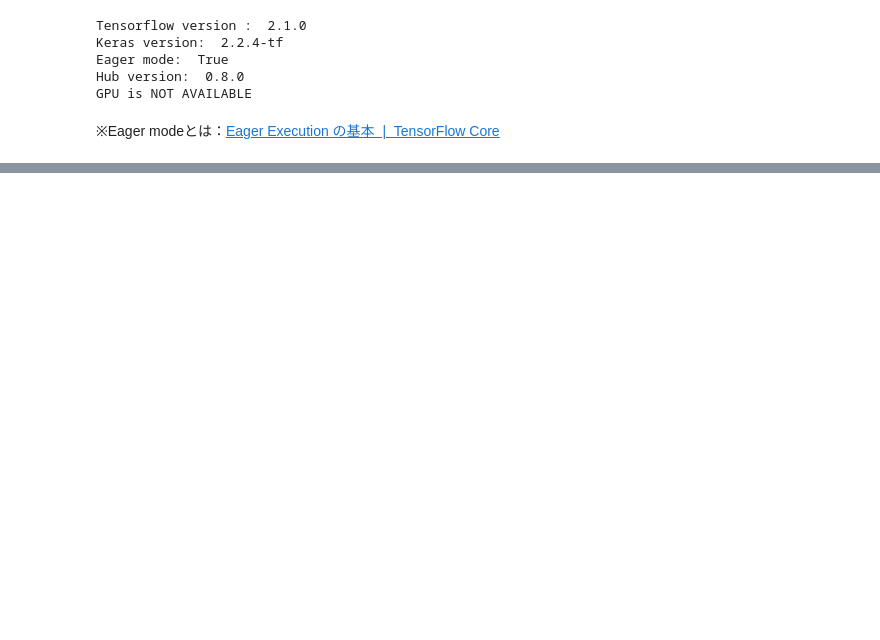
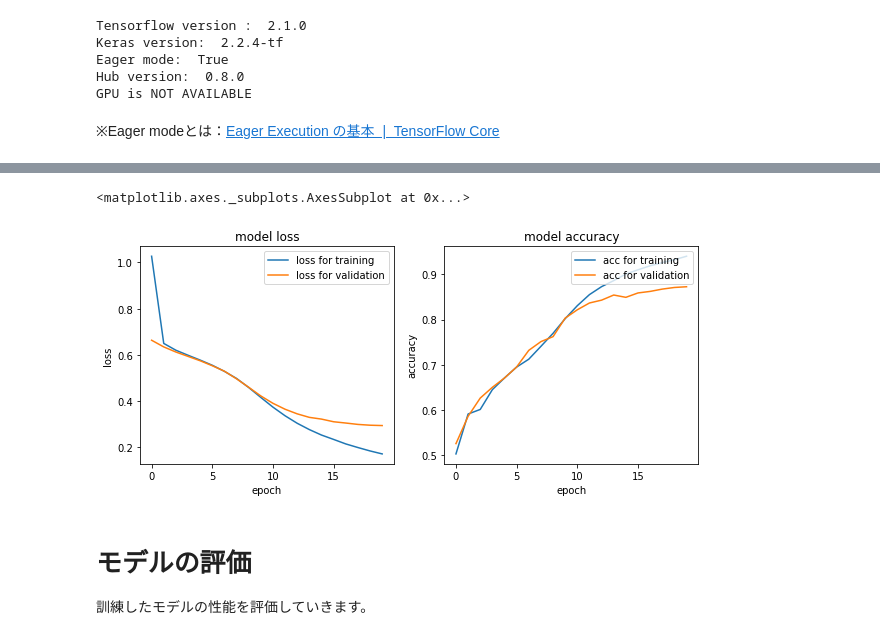
Before and after one commit to fumihachi94/docker-tensorflow, a Jupyter notebook: src/tutorial_02_text_classification.ipynb, the cells around one changed output, grey strips where cells are left out. Cells and saved outputs as stored; diff of their text form; code cells hidden in the pictures; blank space fills up the shorter version.

```diff
--- a/src/tutorial_02_text_classification.ipynb
+++ b/src/tutorial_02_text_classification.ipynb
@@ -35,0 +110,5 @@ GPU is NOT AVAILABLE
+# %%
+embedding = "https://tfhub.dev/google/tf2-preview/gnews-swivel-20dim/1"
+hub_layer = hub.KerasLayer(embedding, input_shape=[],
+                           dtype=tf.string, trainable=True)
+print(hub_layer(train_examples_batch[:3]))
@@ -35,0 +133,7 @@ GPU is NOT AVAILABLE
+# %%
+model = tf.keras.Sequential()
+model.add(hub_layer)
+model.add(tf.keras.layers.Dense(16, activation='relu'))
+model.add(tf.keras.layers.Dense(1))
+
+model.summary()
@@ -35,0 +167,4 @@ GPU is NOT AVAILABLE
+# %%
+model.compile(optimizer='adam',
+             loss=tf.keras.losses.BinaryCrossentropy(from_logits=True),
+             metrics=['accuracy'])
@@ -35,0 +184,5 @@ GPU is NOT AVAILABLE
+# %%
+history = model.fit(train_reviews.shuffle(10000).batch(512),
+                   epochs=20,
+                   validation_data=validation_reviews.batch(512),
+                   verbose=1)
@@ -35,0 +207,25 @@ GPU is NOT AVAILABLE
+# %%
+fig, (axL, axR) = plt.subplots(ncols=2, figsize=(10,4))
+
+axR.plot(history.history['accuracy'],label="acc for training")
+axR.plot(history.history['val_accuracy'],label="acc for validation")
+axR.set_title('model accuracy')
+axR.set_xlabel('epoch')
+axR.set_ylabel('accuracy')
+axR.legend(loc='upper right')
+plt.axes(axR)
+
+axL.plot(history.history['loss'],label="loss for training")
+axL.plot(history.history['val_loss'],label="loss for validation")
+axL.set_title('model loss')
+axL.set_xlabel('epoch')
+axL.set_ylabel('loss')
+axL.legend(loc='upper right')
+plt.axes(axL)
+# %% [output]
+<matplotlib.axes._subplots.AxesSubplot at 0x...>
+[figure, added]
+# %% [markdown]
+# モデルの評価
+
+訓練したモデルの性能を評価していきます。
```
Also changed, not shown: parts of 20 cells of this notebook.
